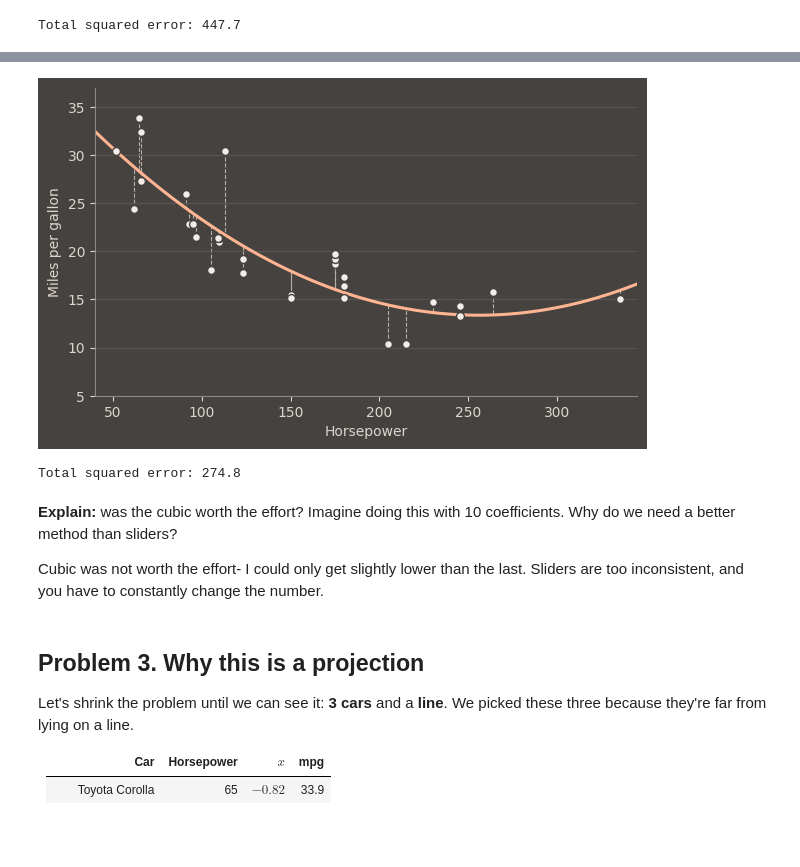
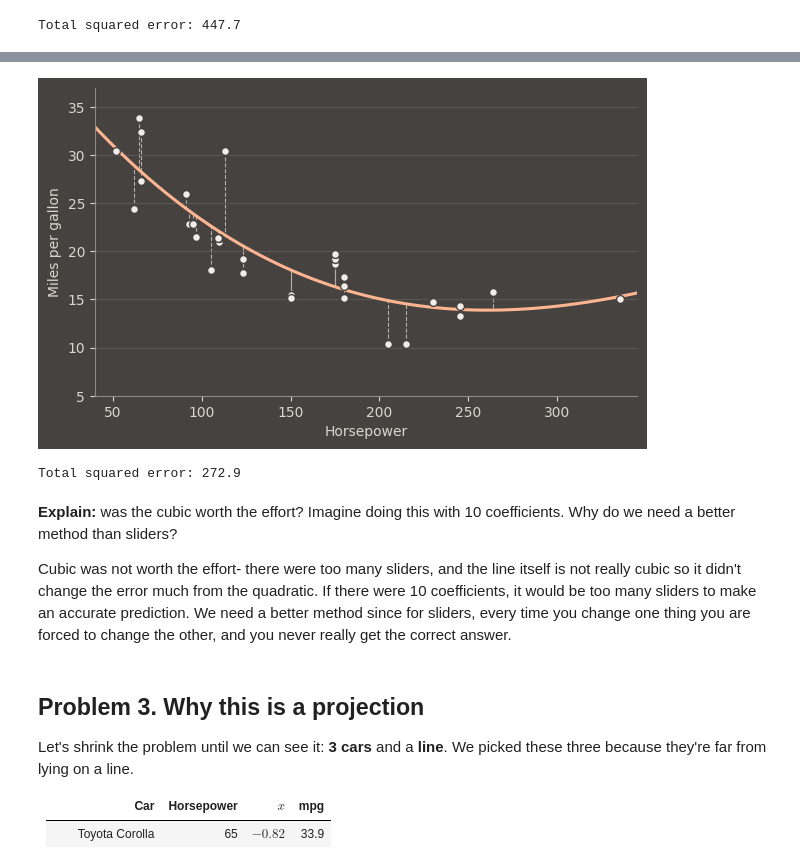
Before and after one commit to ericazhang01/Dungeon-Delver, a Jupyter notebook: explorations/exploration_least_squares.ipynb, the cells around one changed output, grey strips where cells are left out. Drawn from its saved outputs; the diff is of its cells as text; code cells hidden in the pictures; blank space fills up the shorter version.

```diff
--- a/explorations/exploration_least_squares.ipynb
+++ b/explorations/exploration_least_squares.ipynb
@@ -351,16 +351,16 @@ explore_fit(3)
 # %% [output]
 [interactive output not drawn]
 # %%
-my_cubic = [18.25, -8.95, 4.10, 0.00]  # [c, b, a, d]
+my_cubic = [18.35, -8.40, 4.45, -0.45]  # [c, b, a, d]
 
 plot_fit(my_cubic)
 # %% [output]
-[figure, old version]
+[figure, new version]
-Total squared error: 274.8
+Total squared error: 272.9
 # %% [markdown]
 **Explain:** was the cubic worth the effort? Imagine doing this with 10 coefficients. Why do we need a better method than sliders?
 
-Cubic was not worth the effort- I could only get slightly lower than the last. Sliders are too inconsistent, and you have to constantly change the number.
+Cubic was not worth the effort- there were too many sliders, and the line itself is not really cubic so it didn't change the error much from the quadratic. If there were 10 coefficients, it would be too many sliders to make an accurate prediction. We need a better method since for sliders, every time you change one thing you are forced to change the other, and you never really get the correct answer.
 # %% [markdown]
 ## Problem 3. Why this is a projection
 
```
Also changed, not shown: parts of 14 cells of this notebook.
